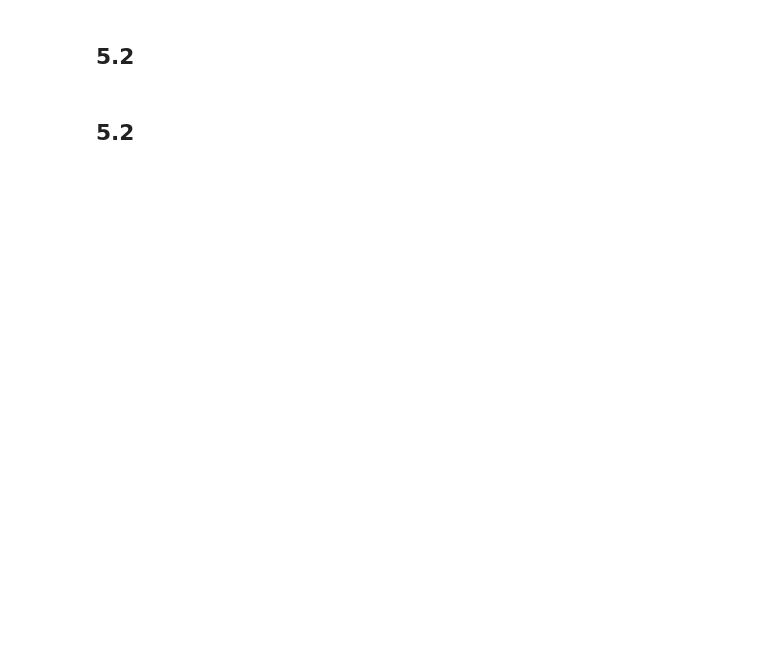
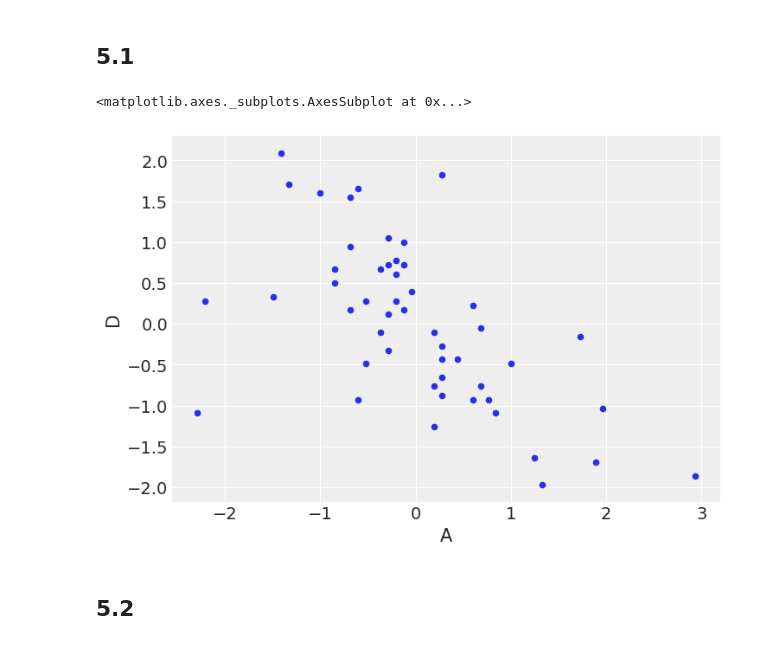
Before and after one commit to 8wgf3b/books, a Jupyter notebook: stat_rethink/Chap5.ipynb, the cells around one changed output. Cells and saved outputs as stored; diff of their text form; code cells hidden in the pictures; blank space fills up the shorter version.

```diff
--- a/stat_rethink/Chap5.ipynb
+++ b/stat_rethink/Chap5.ipynb
@@ -58,10 +44,14 @@ Requirement already satisfied: cftime in /usr/local/lib/python3.7/dist-packages
 # %% [markdown]
-## 5.2
+## 5.1
 # %%
 d = WaffleDivorce = pd.read_csv("https://raw.githubusercontent.com/fehiepsi/rethinking-numpyro/master/data/WaffleDivorce.csv", sep=";")
 d["A"] = d.MedianAgeMarriage.pipe(lambda x: (x - x.mean()) / x.std())
 d["D"] = d.Divorce.pipe(lambda x: (x - x.mean()) / x.std())
 d["M"] = d.Marriage.pipe(lambda x: (x - x.mean()) / x.std())
+d.plot.scatter(x='A', y='D')
+# %% [output]
+<matplotlib.axes._subplots.AxesSubplot at 0x...>
+[figure, added]
 # %% [markdown]
 ## 5.2
 # %%
```
Also changed, not shown: parts of 9 cells of this notebook.
